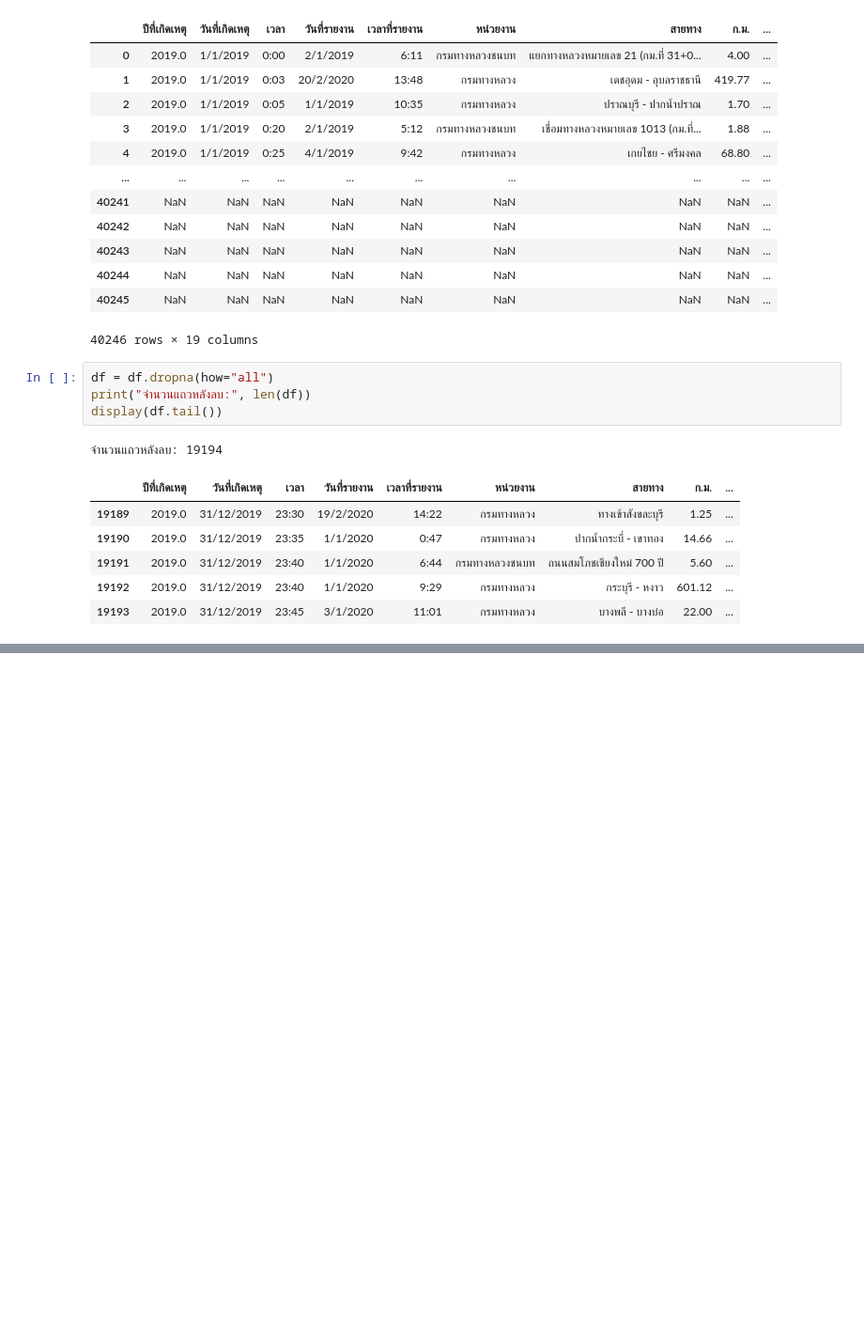
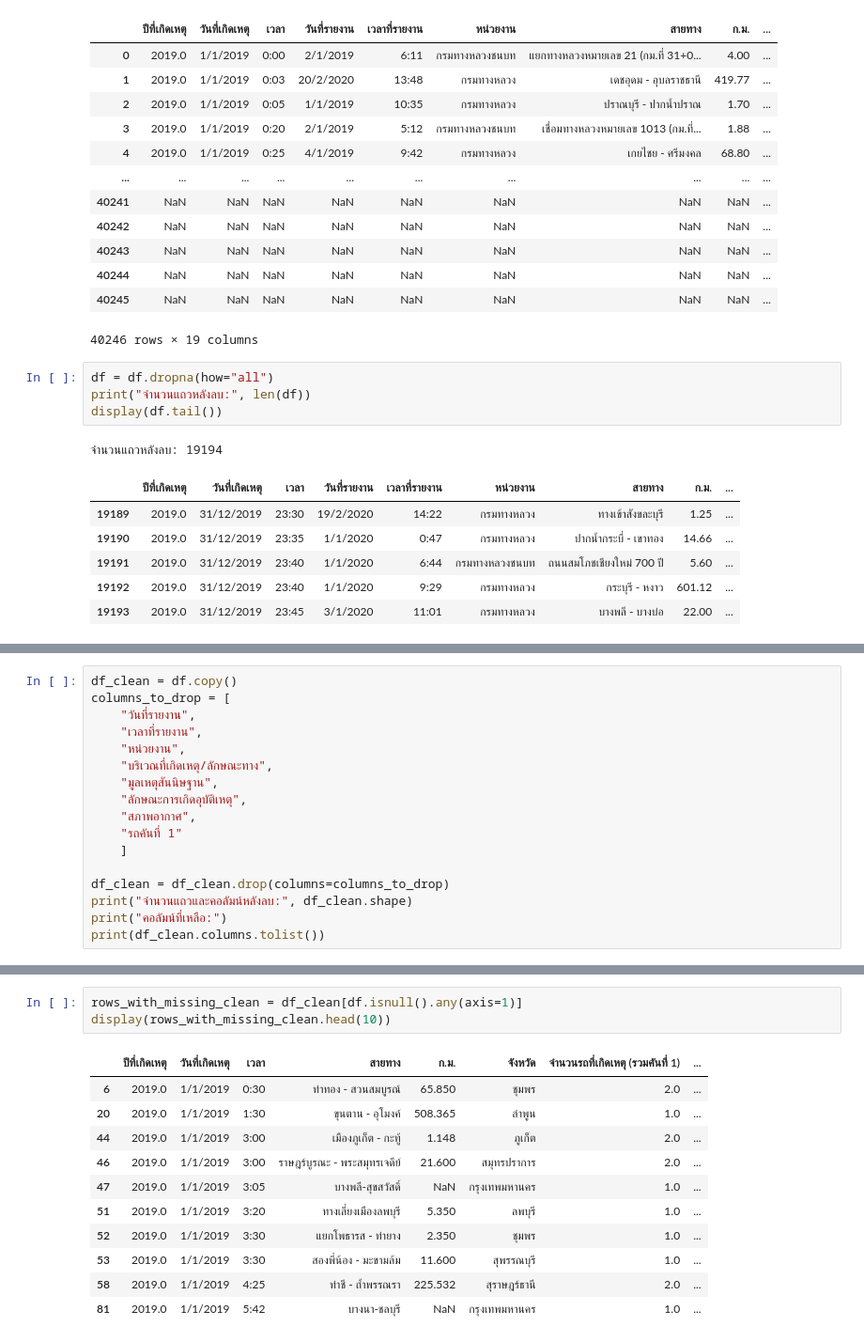
Before and after one commit to VannisaLaowongkot/Road-Accident-Risk-Prediction-Project, a Jupyter notebook: 2019.ipynb, the cells around one changed output, grey strips where cells are left out. Shown at 94% size. Cells and saved outputs as stored; diff of their text form; blank space fills up the shorter version.

```diff
--- a/2019.ipynb
+++ b/2019.ipynb
@@ -114,0 +145,17 @@ display(df.tail())
+# %%
+df_clean = df.copy()
+columns_to_drop = [
+    "วันที่รายงาน",
+    "เวลาที่รายงาน",
+    "หน่วยงาน",
+    "บริเวณที่เกิดเหตุ/ลักษณะทาง",
+    "มูลเหตุสันนิษฐาน",
+    "ลักษณะการเกิดอุบัติเหตุ",
+    "สภาพอากาศ",
+    "รถคันที่ 1"
+    ]
+
+df_clean = df_clean.drop(columns=columns_to_drop)
+print("จำนวนแถวและคอลัมน์หลังลบ:", df_clean.shape)
+print("คอลัมน์ที่เหลือ:")
+print(df_clean.columns.tolist())
@@ -114,0 +177,15 @@ display(df.tail())
+# %%
+rows_with_missing_clean = df_clean[df.isnull().any(axis=1)]
+display(rows_with_missing_clean.head(10))
+# %% [output]
+|  | ปีที่เกิดเหตุ | วันที่เกิดเหตุ | เวลา | สายทาง | ก.ม. | จังหวัด | จำนวนรถที่เกิดเหตุ (รวมคันที่ 1) | ... |
+| 6 | 2019.0 | 1/1/2019 | 0:30 | ท่าทอง - สวนสมบูรณ์ | 65.850 | ชุมพร | 2.0 | ... |
+| 20 | 2019.0 | 1/1/2019 | 1:30 | ขุนตาน - อุโมงค์ | 508.365 | ลำพูน | 1.0 | ... |
+| 44 | 2019.0 | 1/1/2019 | 3:00 | เมืองภูเก็ต - กะทู้ | 1.148 | ภูเก็ต | 2.0 | ... |
+| 46 | 2019.0 | 1/1/2019 | 3:00 | ราษฎร์บูรณะ - พระสมุทรเจดีย์ | 21.600 | สมุทรปราการ | 2.0 | ... |
+| 47 | 2019.0 | 1/1/2019 | 3:05 | บางพลี-สุขสวัสดิ์ | NaN | กรุงเทพมหานคร | 1.0 | ... |
+| 51 | 2019.0 | 1/1/2019 | 3:20 | ทางเลี่ยงเมืองลพบุรี | 5.350 | ลพบุรี | 1.0 | ... |
+| 52 | 2019.0 | 1/1/2019 | 3:30 | แยกโพธารส - ท่ายาง | 2.350 | ชุมพร | 1.0 | ... |
+| 53 | 2019.0 | 1/1/2019 | 3:30 | สองพี่น้อง - มะขามล้ม | 11.600 | สุพรรณบุรี | 1.0 | ... |
+| 58 | 2019.0 | 1/1/2019 | 4:25 | ท่าชี - ถ้ำพรรณรา | 225.532 | สุราษฎร์ธานี | 2.0 | ... |
+| 81 | 2019.0 | 1/1/2019 | 5:42 | บางนา-ชลบุรี | NaN | กรุงเทพมหานคร | 1.0 | ... |
```
Also changed, not shown: parts of 7 cells of this notebook.
